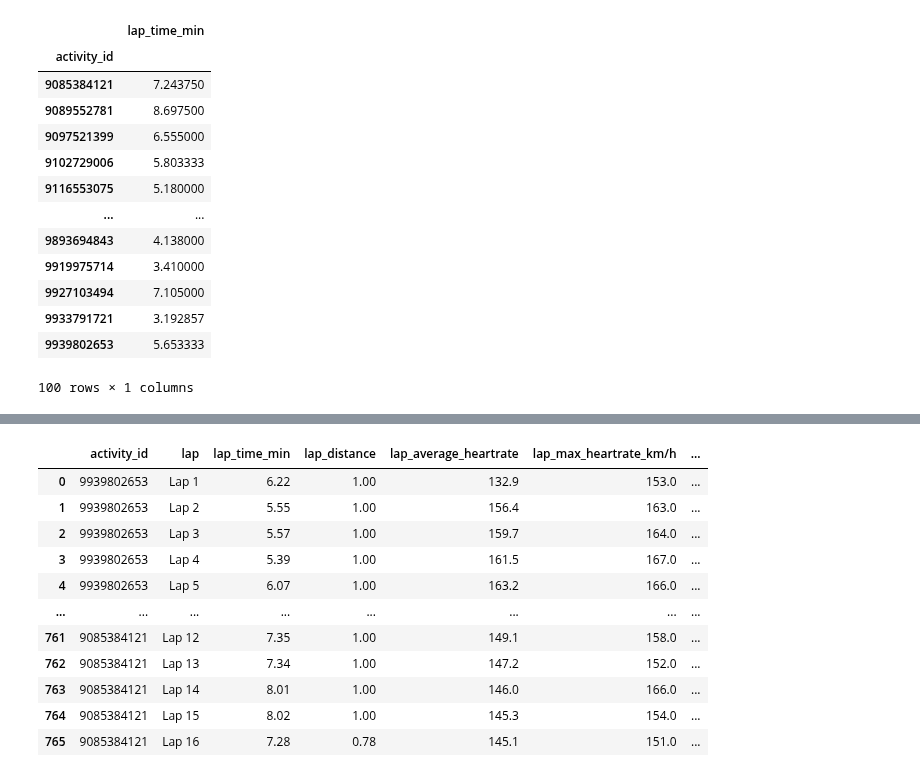
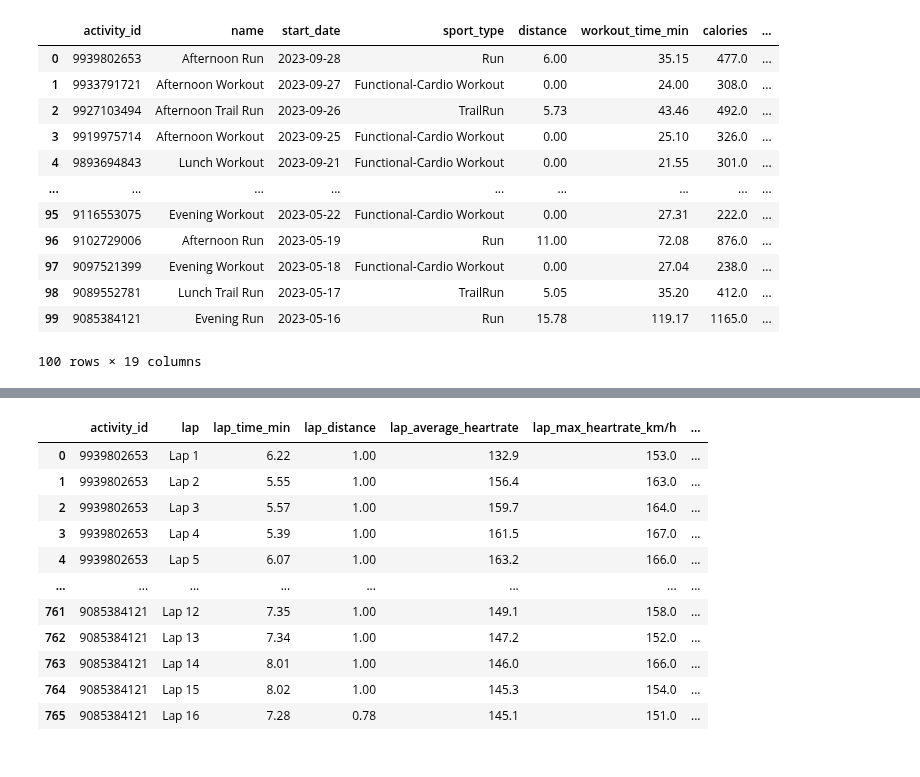
Before and after one commit to ManuelElizaldi/PyStrava, a Jupyter notebook: TroubleShootingNotebook.ipynb, the cells around one changed output, grey strips where cells are left out. Drawn from its saved outputs; the diff is of its cells as text; code cells hidden in the pictures.

Commit message:
finished updating CleanWorkoutJson

```diff
--- a/TroubleShootingNotebook.ipynb
+++ b/TroubleShootingNotebook.ipynb
@@ -5,9 +5,10 @@ import json
 f = open(r'C:\Users\USER\Desktop\Learning\PyStrava\Outputs\all_workouts.json')
 workout_json = json.load(f)
 
-# we have to recreate this in the time_minutes column
-# because we21.92 - (21.92%1)) + (((21.92%1) * 60)/100)
+# parsing json
 df = pd.json_normalize(workout_json)
+
+# Formatting distance
 df['distance'] = round(df['distance']/1000,2)
 df['workout_time_min'] = round(df['moving_time']/60,2)
 df['workout_time_min'] = round(df['workout_time_min'] - (df['workout_time_min']%1) + (((df['workout_time_min']%1) * 60)/100),2)
@@ -56,23 +57,34 @@ workout_laps['lap_distance'] = round(workout_laps['lap_distance']/1000,2)
 
 # Getting the average lap time for each workout
 avg_lap_time = workout_laps.pivot_table(index=['activity_id'],values = 'lap_time_min',aggfunc='mean')
+avg_lap_time = avg_lap_time.reset_index()
+# renaming columns
+avg_lap_time = avg_lap_time.rename(columns={'lap_time_min':'avg_lap_time'})
+
+# Gettting lap counter from the workout_laps dataframe
+lap_counter = workout_laps['activity_id'].value_counts().rename_axis('activity_id').reset_index(name='lap_count')
+
+# mergin avg_lap_time and lap_counter dataframes
+lap_stats = avg_lap_time.merge(lap_counter,on='activity_id')
+merged = df.merge(lap_stats, on = 'activity_id')
+
+
+merged['lap_count'] = pd.to_numeric(merged['lap_count'])
 # %%
 workout_laps.to_csv(r'C:\Users\USER\Desktop\Learning\PyStrava\Outputs\workout_laps_test.csv')
-# %%
-avg_lap_time = workout_laps.pivot_table(index=['activity_id'],values = 'lap_time_min',aggfunc='mean')
-avg_lap_time = avg_lap_time.reset_index()
-# %% [output]
-|  | lap_time_min |
-| activity_id |  |
-| 9085384121 | 7.243750 |
-| 9089552781 | 8.697500 |
-| 9097521399 | 6.555000 |
-| 9102729006 | 5.803333 |
-| 9116553075 | 5.180000 |
-| ... | ... |
-| 9893694843 | 4.138000 |
-| 9919975714 | 3.410000 |
-| 9927103494 | 7.105000 |
-| 9933791721 | 3.192857 |
-| 9939802653 | 5.653333 |
-100 rows × 1 columns
+# %%
+merged
+# %% [output]
+|  | activity_id | name | start_date | sport_type | distance | workout_time_min | calories | ... |
+| 0 | 9939802653 | Afternoon Run | 2023-09-28 | Run | 6.00 | 35.15 | 477.0 | ... |
+| 1 | 9933791721 | Afternoon Workout | 2023-09-27 | Functional-Cardio Workout | 0.00 | 24.00 | 308.0 | ... |
+| 2 | 9927103494 | Afternoon Trail Run | 2023-09-26 | TrailRun | 5.73 | 43.46 | 492.0 | ... |
+| 3 | 9919975714 | Afternoon Workout | 2023-09-25 | Functional-Cardio Workout | 0.00 | 25.10 | 326.0 | ... |
+| 4 | 9893694843 | Lunch Workout | 2023-09-21 | Functional-Cardio Workout | 0.00 | 21.55 | 301.0 | ... |
+| ... | ... | ... | ... | ... | ... | ... | ... | ... |
+| 95 | 9116553075 | Evening Workout | 2023-05-22 | Functional-Cardio Workout | 0.00 | 27.31 | 222.0 | ... |
+| 96 | 9102729006 | Afternoon Run | 2023-05-19 | Run | 11.00 | 72.08 | 876.0 | ... |
+| 97 | 9097521399 | Evening Workout | 2023-05-18 | Functional-Cardio Workout | 0.00 | 27.04 | 238.0 | ... |
+| 98 | 9089552781 | Lunch Trail Run | 2023-05-17 | TrailRun | 5.05 | 35.20 | 412.0 | ... |
+| 99 | 9085384121 | Evening Run | 2023-05-16 | Run | 15.78 | 119.17 | 1165.0 | ... |
+100 rows × 19 columns
```
Also changed, not shown: parts of 2 cells of this notebook.
